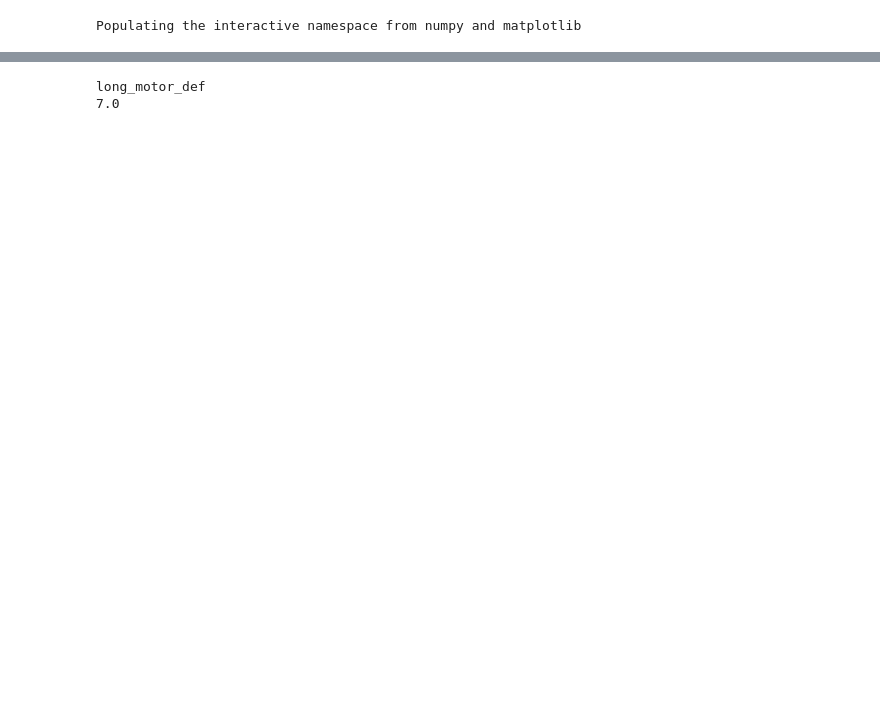
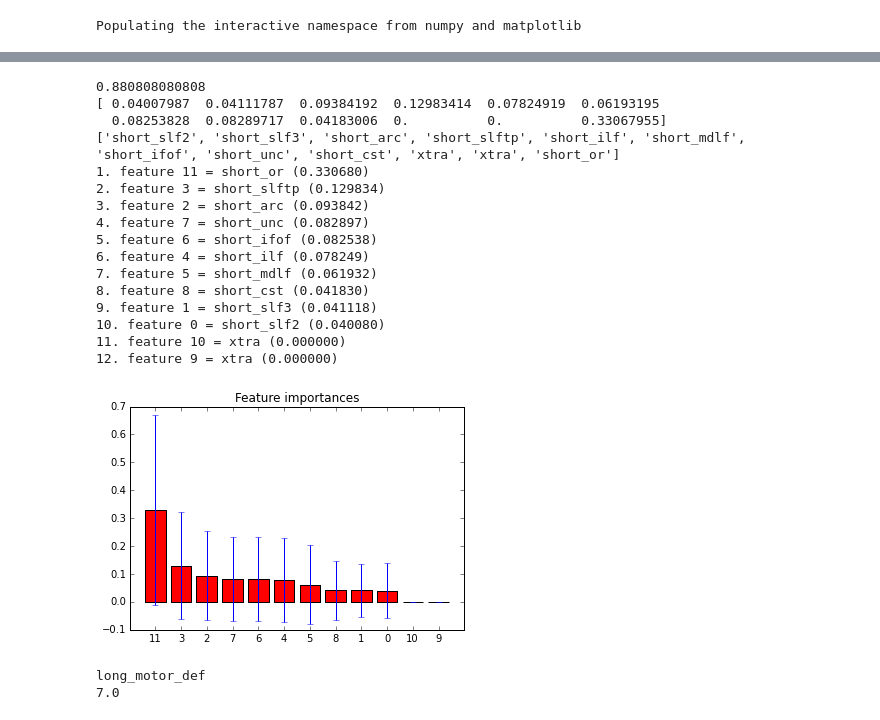
Before and after one commit to akeshavan/myscripts, a Jupyter notebook: neurosurgery_trees/Deficit_Prediction_EduCohort.ipynb, the cells around one changed output, grey strips where cells are left out. Cells and saved outputs as stored; diff of their text form; code cells hidden in the pictures; blank space fills up the shorter version.

```diff
--- a/neurosurgery_trees/Deficit_Prediction_EduCohort.ipynb
+++ b/neurosurgery_trees/Deficit_Prediction_EduCohort.ipynb
@@ -164,6 +241,26 @@ IFrame(name+'.pdf',width=700,height=500)
 short_vision_def
 4.0
 [interactive output not drawn]
+# %%
+importances, meanaccuracy = doforest(shortx, shorty[:,3], shortfeat, "shortOPTIC_forest")
+# %% [output]
+0.880808080808
+[ 0.04007987  0.04111787  0.09384192  0.12983414  0.07824919  0.06193195
+  0.08253828  0.08289717  0.04183006  0.          0.          0.33067955]
+['short_slf2', 'short_slf3', 'short_arc', 'short_slftp', 'short_ilf', 'short_mdlf', 'short_ifof', 'short_unc', 'short_cst', 'xtra', 'xtra', 'short_or']
+1. feature 11 = short_or (0.330680)
+2. feature 3 = short_slftp (0.129834)
+3. feature 2 = short_arc (0.093842)
+4. feature 7 = short_unc (0.082897)
+5. feature 6 = short_ifof (0.082538)
+6. feature 4 = short_ilf (0.078249)
+7. feature 5 = short_mdlf (0.061932)
+8. feature 8 = short_cst (0.041830)
+9. feature 1 = short_slf3 (0.041118)
+10. feature 0 = short_slf2 (0.040080)
+11. feature 10 = xtra (0.000000)
+12. feature 9 = xtra (0.000000)
+[figure, added]
 # %%
 name = "longMOTOR"
 deficit = 0
```
Also changed, not shown: parts of 18 cells of this notebook.
